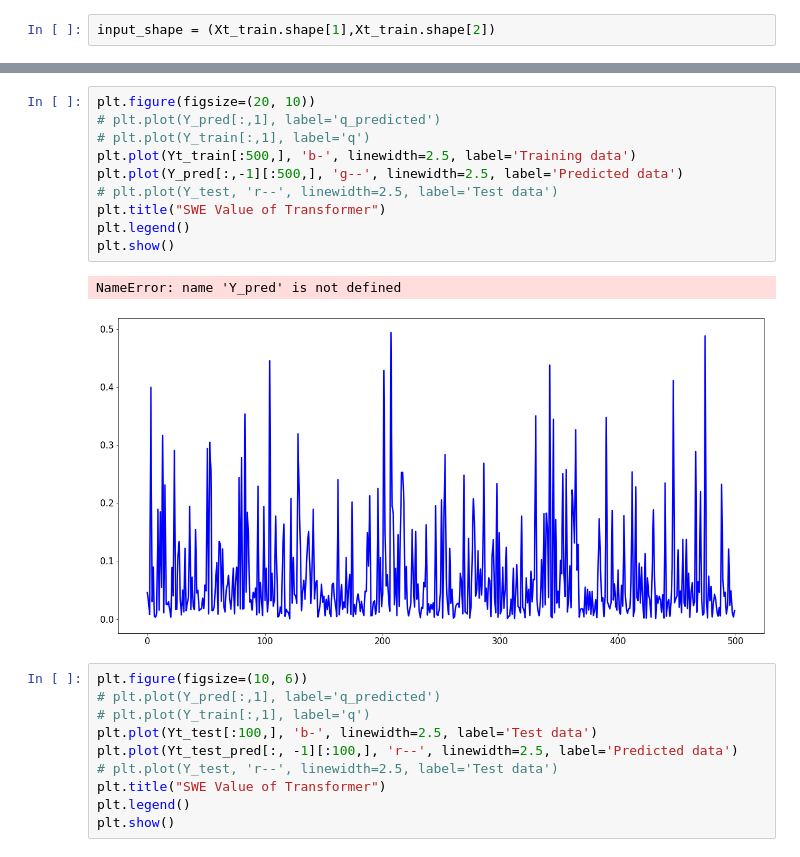
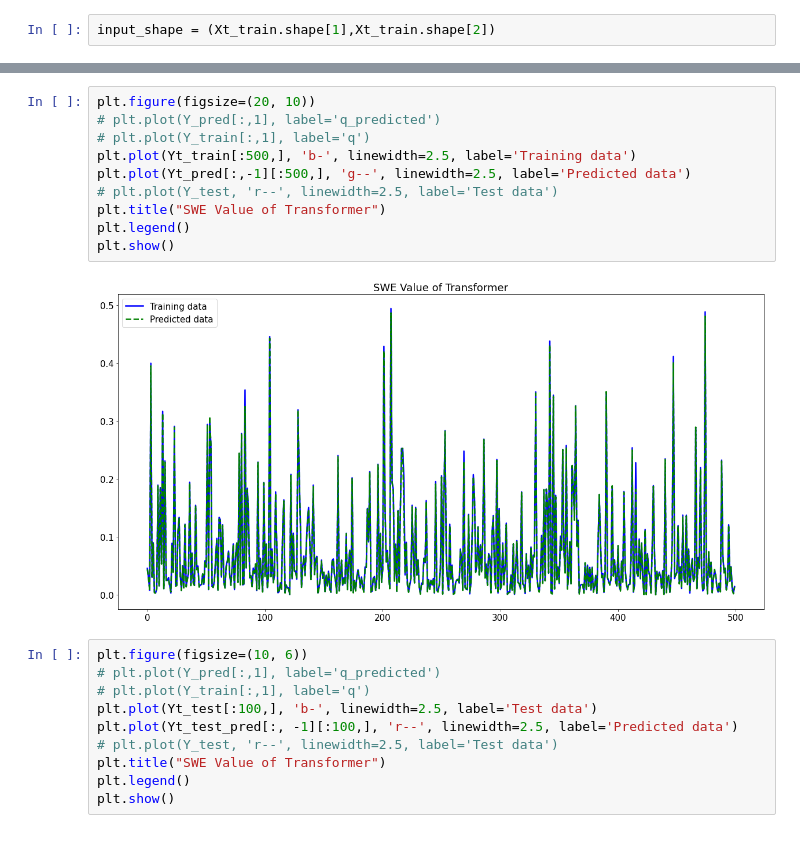
Before and after one commit to tenworden/e4000_project_tw2834_SWE, a Jupyter notebook: Main.ipynb, the cells around one changed output, grey strips where cells are left out. Cells and saved outputs as stored; diff of their text form.

```diff
--- a/Main.ipynb
+++ b/Main.ipynb
@@ -127,16 +127,15 @@ _________________________________________________________________
 # %%
 plt.figure(figsize=(20, 10))
 # plt.plot(Y_pred[:,1], label='q_predicted')
 # plt.plot(Y_train[:,1], label='q')
 plt.plot(Yt_train[:500,], 'b-', linewidth=2.5, label='Training data')
-plt.plot(Y_pred[:,-1][:500,], 'g--', linewidth=2.5, label='Predicted data')
+plt.plot(Yt_pred[:,-1][:500,], 'g--', linewidth=2.5, label='Predicted data')
 # plt.plot(Y_test, 'r--', linewidth=2.5, label='Test data')
 plt.title("SWE Value of Transformer")
 plt.legend()
 plt.show()
 # %% [output]
-NameError: name 'Y_pred' is not defined
-[figure, old version]
+[figure, new version]
 # %%
 plt.figure(figsize=(10, 6))
 # plt.plot(Y_pred[:,1], label='q_predicted')
```
Also changed, not shown: parts of 9 cells of this notebook, 2 other files.
